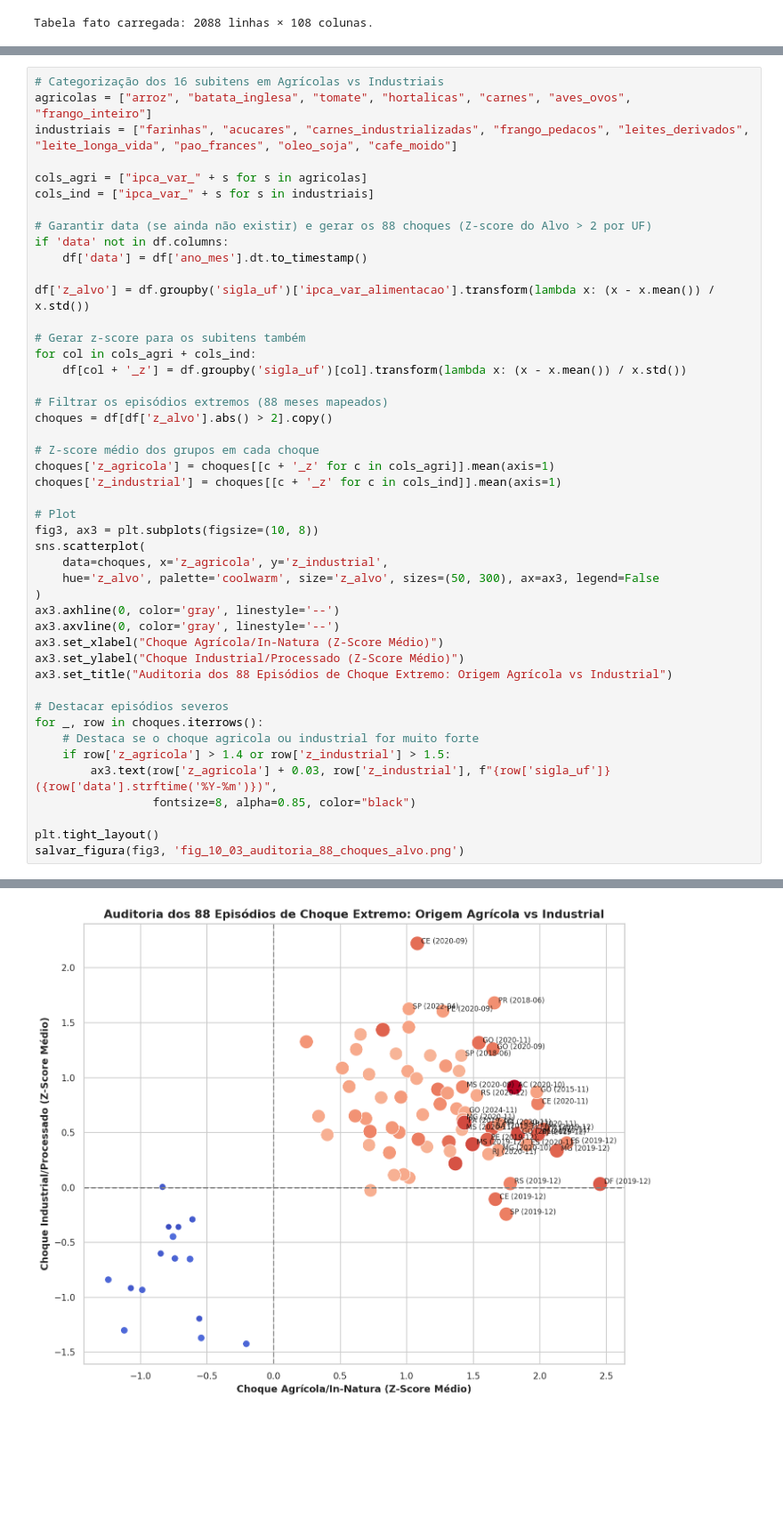
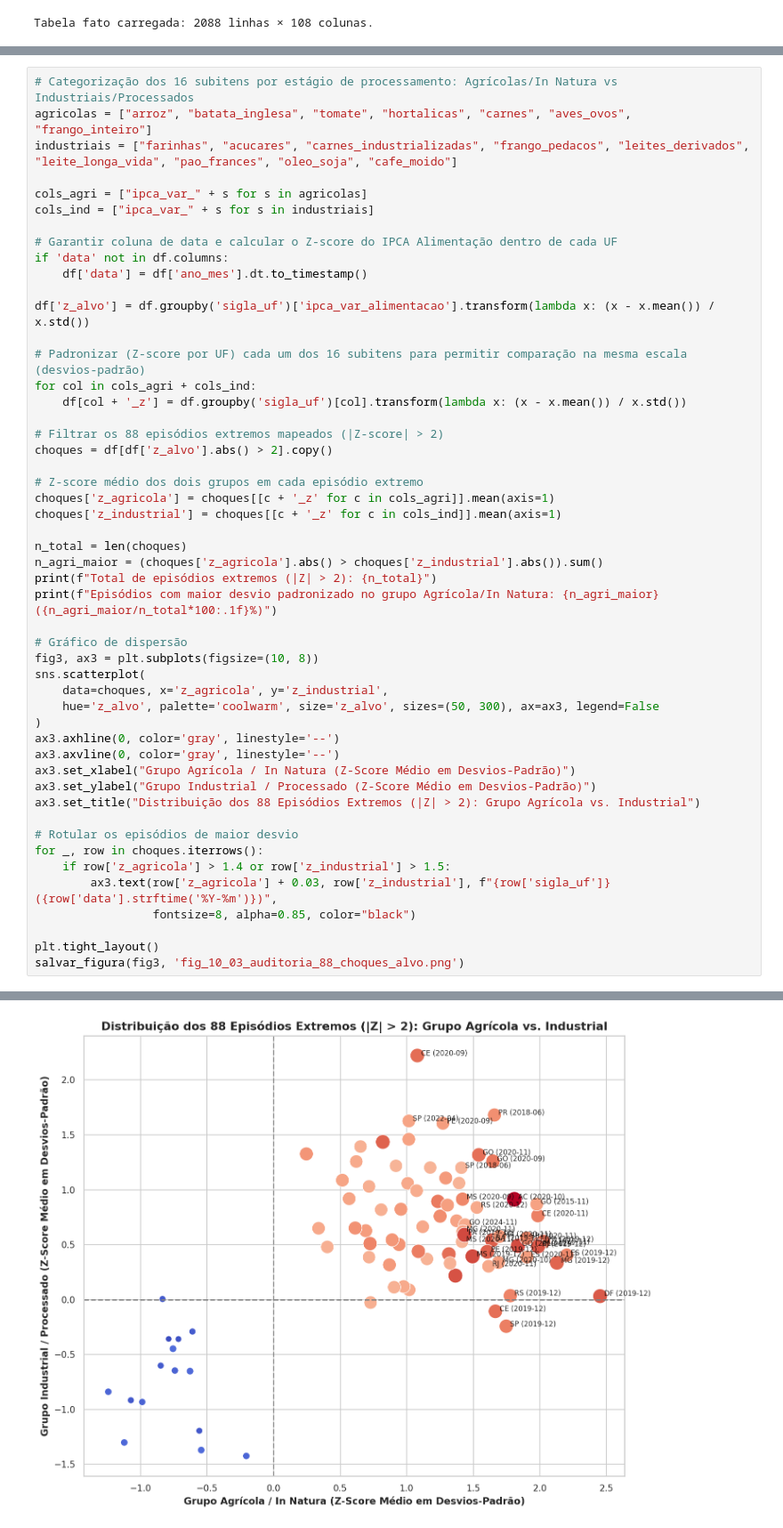
Before and after one commit to LuizCorrei4/trabalho_pcd2, a Jupyter notebook: notebooks/10_eda_alvo_subitens_pesos.ipynb, the cells around one changed output, grey strips where cells are left out. Shown at 89% size. Drawn from its saved outputs; the diff is of its cells as text; blank space fills up the shorter version.

```diff
--- a/notebooks/10_eda_alvo_subitens_pesos.ipynb
+++ b/notebooks/10_eda_alvo_subitens_pesos.ipynb
@@ -173,29 +183,34 @@ WindowsPath('C:/Users/anapd/Projects/trabalho_pcd2/outputs/figuras/eda/fig_10_02
 # %%
-# Categorização dos 16 subitens em Agrícolas vs Industriais
+# Categorização dos 16 subitens por estágio de processamento: Agrícolas/In Natura vs Industriais/Processados
 agricolas = ["arroz", "batata_inglesa", "tomate", "hortalicas", "carnes", "aves_ovos", "frango_inteiro"]
 industriais = ["farinhas", "acucares", "carnes_industrializadas", "frango_pedacos", "leites_derivados", "leite_longa_vida", "pao_frances", "oleo_soja", "cafe_moido"]
 
 cols_agri = ["ipca_var_" + s for s in agricolas]
 cols_ind = ["ipca_var_" + s for s in industriais]
 
-# Garantir data (se ainda não existir) e gerar os 88 choques (Z-score do Alvo > 2 por UF)
+# Garantir coluna de data e calcular o Z-score do IPCA Alimentação dentro de cada UF
 if 'data' not in df.columns:
     df['data'] = df['ano_mes'].dt.to_timestamp()
 
 df['z_alvo'] = df.groupby('sigla_uf')['ipca_var_alimentacao'].transform(lambda x: (x - x.mean()) / x.std())
 
-# Gerar z-score para os subitens também
+# Padronizar (Z-score por UF) cada um dos 16 subitens para permitir comparação na mesma escala (desvios-padrão)
 for col in cols_agri + cols_ind:
     df[col + '_z'] = df.groupby('sigla_uf')[col].transform(lambda x: (x - x.mean()) / x.std())
 
-# Filtrar os episódios extremos (88 meses mapeados)
+# Filtrar os 88 episódios extremos mapeados (|Z-score| > 2)
 choques = df[df['z_alvo'].abs() > 2].copy()
 
-# Z-score médio dos grupos em cada choque
+# Z-score médio dos dois grupos em cada episódio extremo
 choques['z_agricola'] = choques[[c + '_z' for c in cols_agri]].mean(axis=1)
 choques['z_industrial'] = choques[[c + '_z' for c in cols_ind]].mean(axis=1)
 
-# Plot
+n_total = len(choques)
+n_agri_maior = (choques['z_agricola'].abs() > choques['z_industrial'].abs()).sum()
+print(f"Total de episódios extremos (|Z| > 2): {n_total}")
+print(f"Episódios com maior desvio padronizado no grupo Agrícola/In Natura: {n_agri_maior} ({n_agri_maior/n_total*100:.1f}%)")
+
+# Gráfico de dispersão
 fig3, ax3 = plt.subplots(figsize=(10, 8))
 sns.scatterplot(
     data=choques, x='z_agricola', y='z_industrial',
@@ -203,13 +218,12 @@ sns.scatterplot(
 )
 ax3.axhline(0, color='gray', linestyle='--')
 ax3.axvline(0, color='gray', linestyle='--')
-ax3.set_xlabel("Choque Agrícola/In-Natura (Z-Score Médio)")
-ax3.set_ylabel("Choque Industrial/Processado (Z-Score Médio)")
-ax3.set_title("Auditoria dos 88 Episódios de Choque Extremo: Origem Agrícola vs Industrial")
+ax3.set_xlabel("Grupo Agrícola / In Natura (Z-Score Médio em Desvios-Padrão)")
+ax3.set_ylabel("Grupo Industrial / Processado (Z-Score Médio em Desvios-Padrão)")
+ax3.set_title("Distribuição dos 88 Episódios Extremos (|Z| > 2): Grupo Agrícola vs. Industrial")
 
-# Destacar episódios severos
+# Rotular os episódios de maior desvio
 for _, row in choques.iterrows():
-    # Destaca se o choque agricola ou industrial for muito forte
     if row['z_agricola'] > 1.4 or row['z_industrial'] > 1.5:
         ax3.text(row['z_agricola'] + 0.03, row['z_industrial'], f"{row['sigla_uf']} ({row['data'].strftime('%Y-%m')})",
                  fontsize=8, alpha=0.85, color="black")
@@ -220,4 +236,4 @@ salvar_figura(fig3, 'fig_10_03_auditoria_88_choques_alvo.png')
 ✅ Figura salva com sucesso em: C:\Users\anapd\Projects\trabalho_pcd2\outputs\figuras\eda\fig_10_03_auditoria_88_choques_alvo.png
 WindowsPath('C:/Users/anapd/Projects/trabalho_pcd2/outputs/figuras/eda/fig_10_03_auditoria_88_choques_alvo.png')
-[figure, old version]
+[figure, new version]
 # %% [markdown]
```
Also changed, not shown: parts of 16 cells of this notebook, 4 other files.
